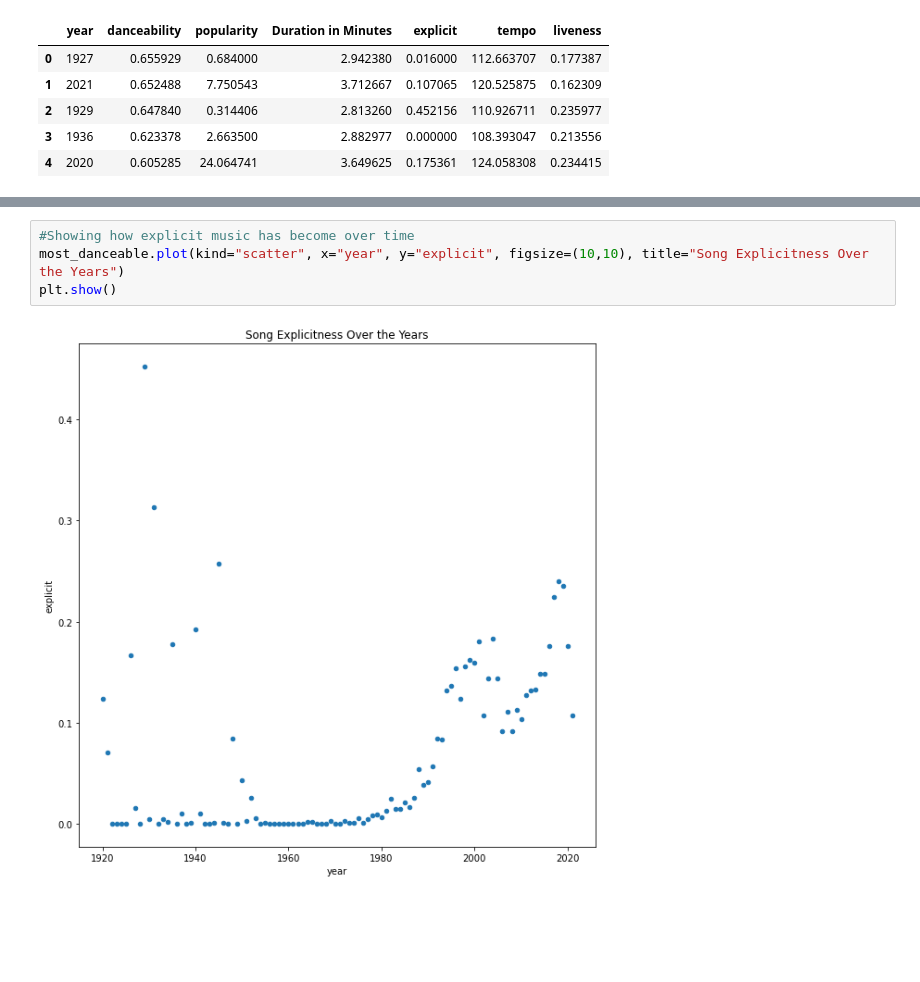
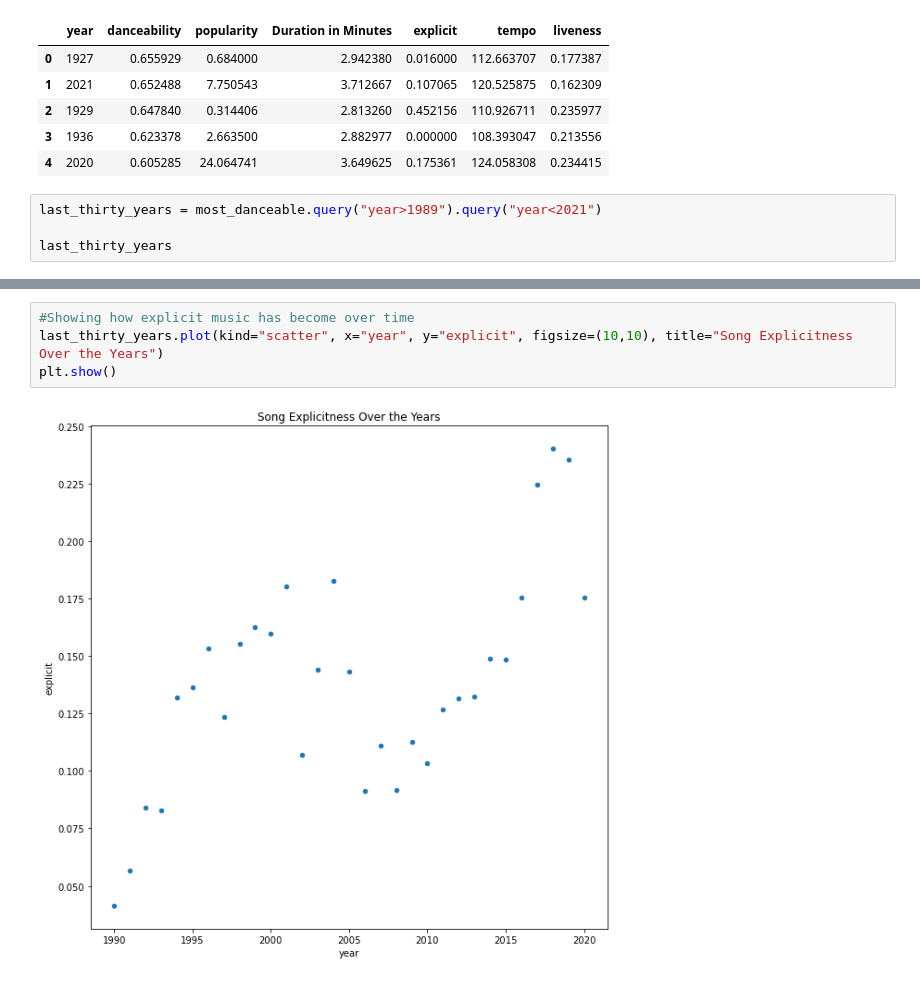
Before and after one commit to aftheiss/Music-of-Life---Project, a Jupyter notebook: spotify_year_danceability.ipynb, the cells around one changed output, grey strips where cells are left out. Saved outputs shown, nothing was run; the diff lists cells and outputs as text; blank space fills up the shorter version.

```diff
--- a/spotify_year_danceability.ipynb
+++ b/spotify_year_danceability.ipynb
@@ -151,3 +151,7 @@ most_danceable.head()
 | 2 | 1929 | 0.647840 | 0.314406 | 2.813260 | 0.452156 | 110.926711 | 0.235977 |
 | 3 | 1936 | 0.623378 | 2.663500 | 2.882977 | 0.000000 | 108.393047 | 0.213556 |
 | 4 | 2020 | 0.605285 | 24.064741 | 3.649625 | 0.175361 | 124.058308 | 0.234415 |
+# %%
+last_thirty_years = most_danceable.query("year>1989").query("year<2021")
+
+last_thirty_years
@@ -166,7 +188,7 @@ plt.show()
 # %%
 #Showing how explicit music has become over time
-most_danceable.plot(kind="scatter", x="year", y="explicit", figsize=(10,10), title="Song Explicitness Over the Years")
+last_thirty_years.plot(kind="scatter", x="year", y="explicit", figsize=(10,10), title="Song Explicitness Over the Years")
 plt.show()
 # %% [output]
-[figure, old version]
+[figure, new version]
 # %%
```
Also changed, not shown: parts of 4 cells of this notebook.
